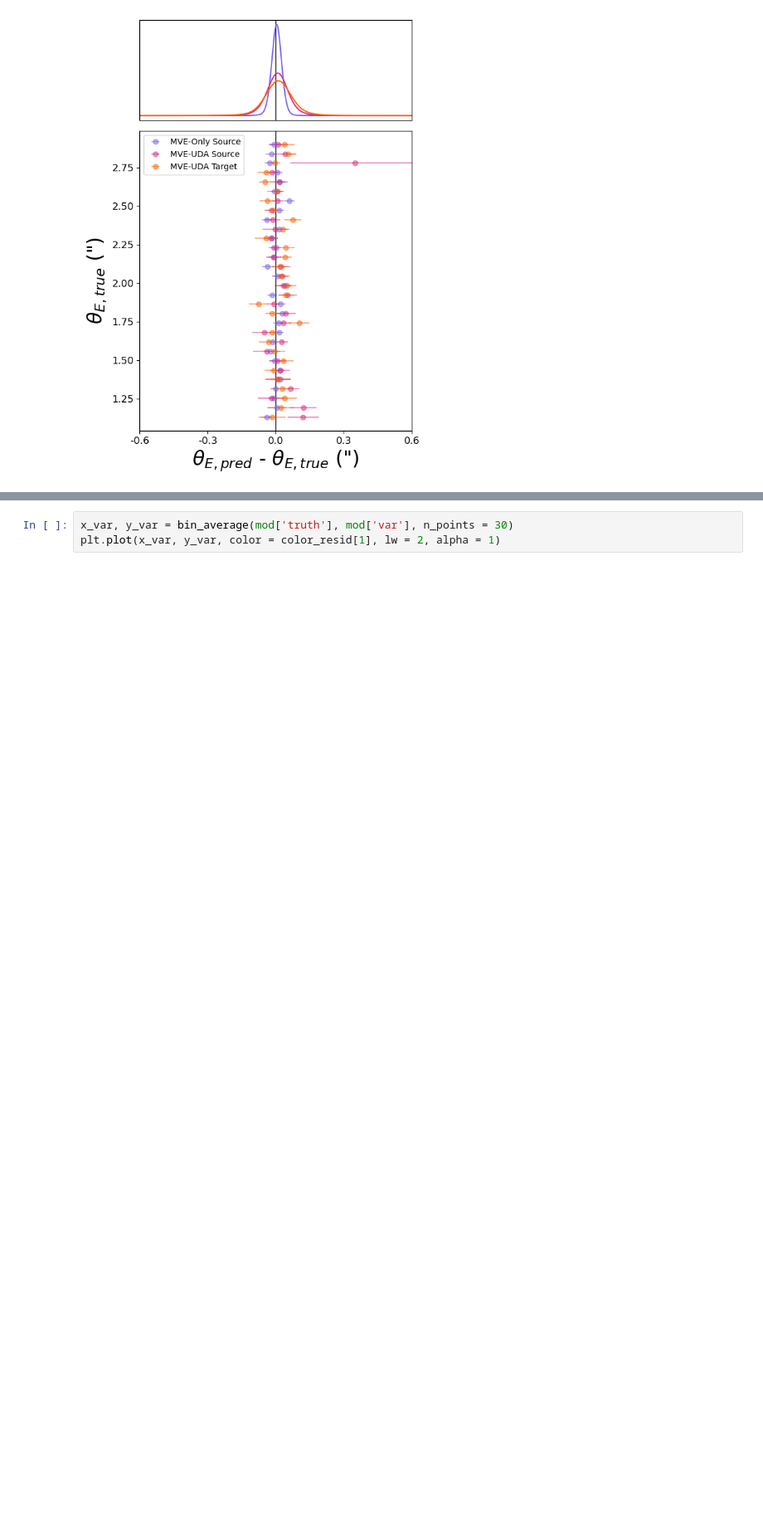
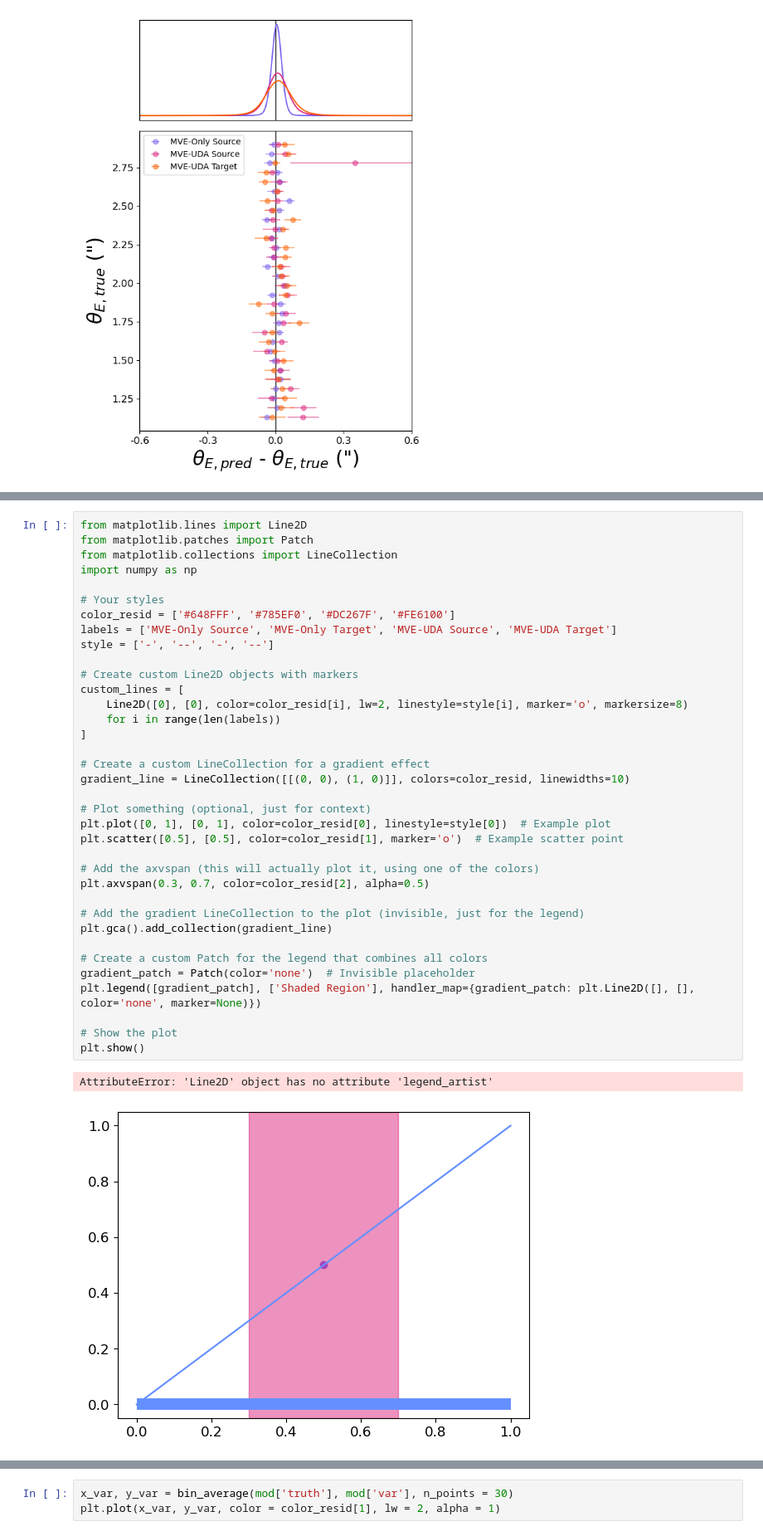
Before and after one commit to deepskies/DomainAdaptiveMVEforLensModeling, a Jupyter notebook: src/training/FinalPaperMVEv2/ModelVizUltimate.ipynb, the cells around one changed output, grey strips where cells are left out. Shown: that part at 83% size. Cells and saved outputs as stored; diff of their text form; blank space fills up the shorter version.

```diff
--- a/src/training/FinalPaperMVEv2/ModelVizUltimate.ipynb
+++ b/src/training/FinalPaperMVEv2/ModelVizUltimate.ipynb
@@ -417,0 +426,39 @@ plt.savefig("figures/residualB.png", bbox_inches = 'tight', dpi = 400)
+# %%
+from matplotlib.lines import Line2D
+from matplotlib.patches import Patch
+from matplotlib.collections import LineCollection
+import numpy as np
+
+# Your styles
+color_resid = ['#648FFF', '#785EF0', '#DC267F', '#FE6100']
+labels = ['MVE-Only Source', 'MVE-Only Target', 'MVE-UDA Source', 'MVE-UDA Target']
+style = ['-', '--', '-', '--']
+
+# Create custom Line2D objects with markers
+custom_lines = [
+    Line2D([0], [0], color=color_resid[i], lw=2, linestyle=style[i], marker='o', markersize=8)
+    for i in range(len(labels))
+]
+
+# Create a custom LineCollection for a gradient effect
+gradient_line = LineCollection([[(0, 0), (1, 0)]], colors=color_resid, linewidths=10)
+
+# Plot something (optional, just for context)
+plt.plot([0, 1], [0, 1], color=color_resid[0], linestyle=style[0])  # Example plot
+plt.scatter([0.5], [0.5], color=color_resid[1], marker='o')  # Example scatter point
+
+# Add the axvspan (this will actually plot it, using one of the colors)
+plt.axvspan(0.3, 0.7, color=color_resid[2], alpha=0.5)
+
+# Add the gradient LineCollection to the plot (invisible, just for the legend)
+plt.gca().add_collection(gradient_line)
+
+# Create a custom Patch for the legend that combines all colors
+gradient_patch = Patch(color='none')  # Invisible placeholder
+plt.legend([gradient_patch], ['Shaded Region'], handler_map={gradient_patch: plt.Line2D([], [], color='none', marker=None)})
+
+# Show the plot
+plt.show()
+# %% [output]
+AttributeError: 'Line2D' object has no attribute 'legend_artist'
+[figure, added]
```
Also changed, not shown: parts of 5 cells of this notebook, 2 other files.
